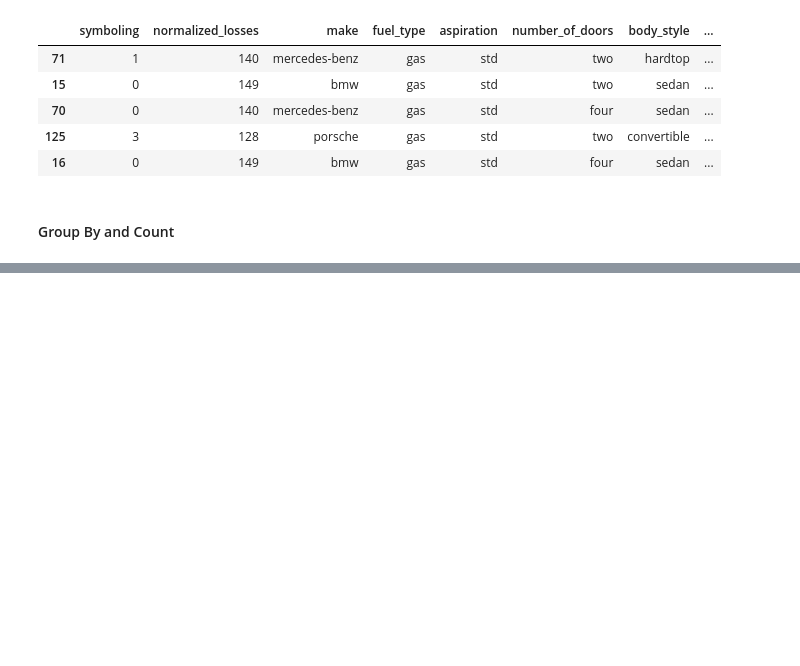
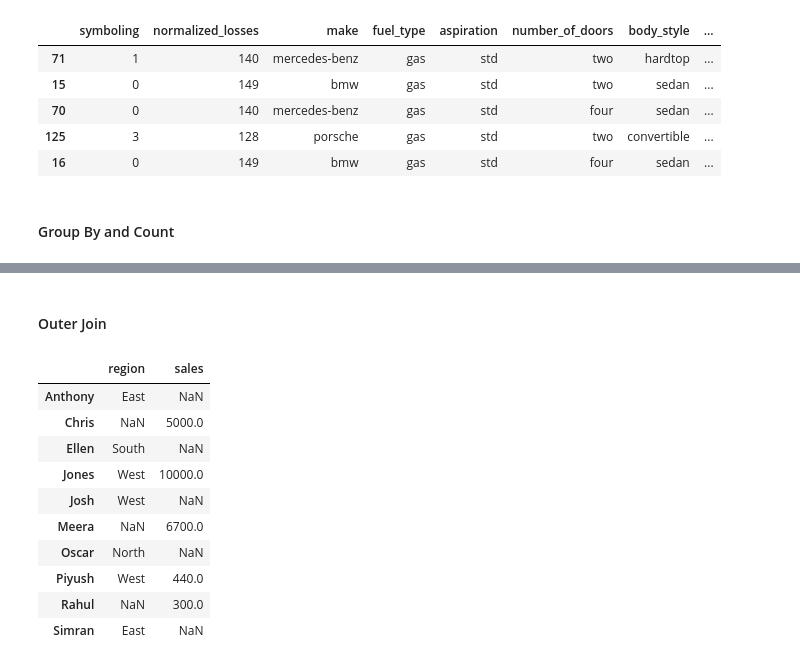
Before and after one commit to pwahane/tutorials, a Jupyter notebook: pandas.ipynb, the cells around one changed output, grey strips where cells are left out. Cells and saved outputs as stored; diff of their text form; code cells hidden in the pictures; blank space fills up the shorter version.

```diff
--- a/pandas.ipynb
+++ b/pandas.ipynb
@@ -532,0 +581,22 @@ Name: make, dtype: int64
+# %%
+sales = {
+    'Jones':10000,
+    'Chris':5000,
+    'Piyush':440,
+    'Meera':6700,
+    'Rahul':300
+}
+region = {
+    'Jones':'West',
+    'Chris':np.nan,
+    'Piyush':'West',
+    'Meera':np.nan,
+    'Anthony':'East',
+    'Ellen':'South',
+    'Josh': 'West',
+    'Simran': 'East',
+    'Oscar':'North'
+}
+# %%
+sales_df = pd.DataFrame.from_dict(sales,orient='index',columns=['sales'])
+sales_df
@@ -532,0 +610,3 @@ Name: make, dtype: int64
+# %%
+region_df = pd.DataFrame.from_dict(region,orient='index',columns=['region'])
+region_df
@@ -532,0 +663,17 @@ Name: make, dtype: int64
+# %% [markdown]
+#### Outer Join
+# %%
+joined_df = region_df.join(sales_df,how='outer')
+joined_df
+# %% [output]
+|  | region | sales |
+| Anthony | East | NaN |
+| Chris | NaN | 5000.0 |
+| Ellen | South | NaN |
+| Jones | West | 10000.0 |
+| Josh | West | NaN |
+| Meera | NaN | 6700.0 |
+| Oscar | North | NaN |
+| Piyush | West | 440.0 |
+| Rahul | NaN | 300.0 |
+| Simran | East | NaN |
```
Also changed, not shown: parts of 28 cells of this notebook.
